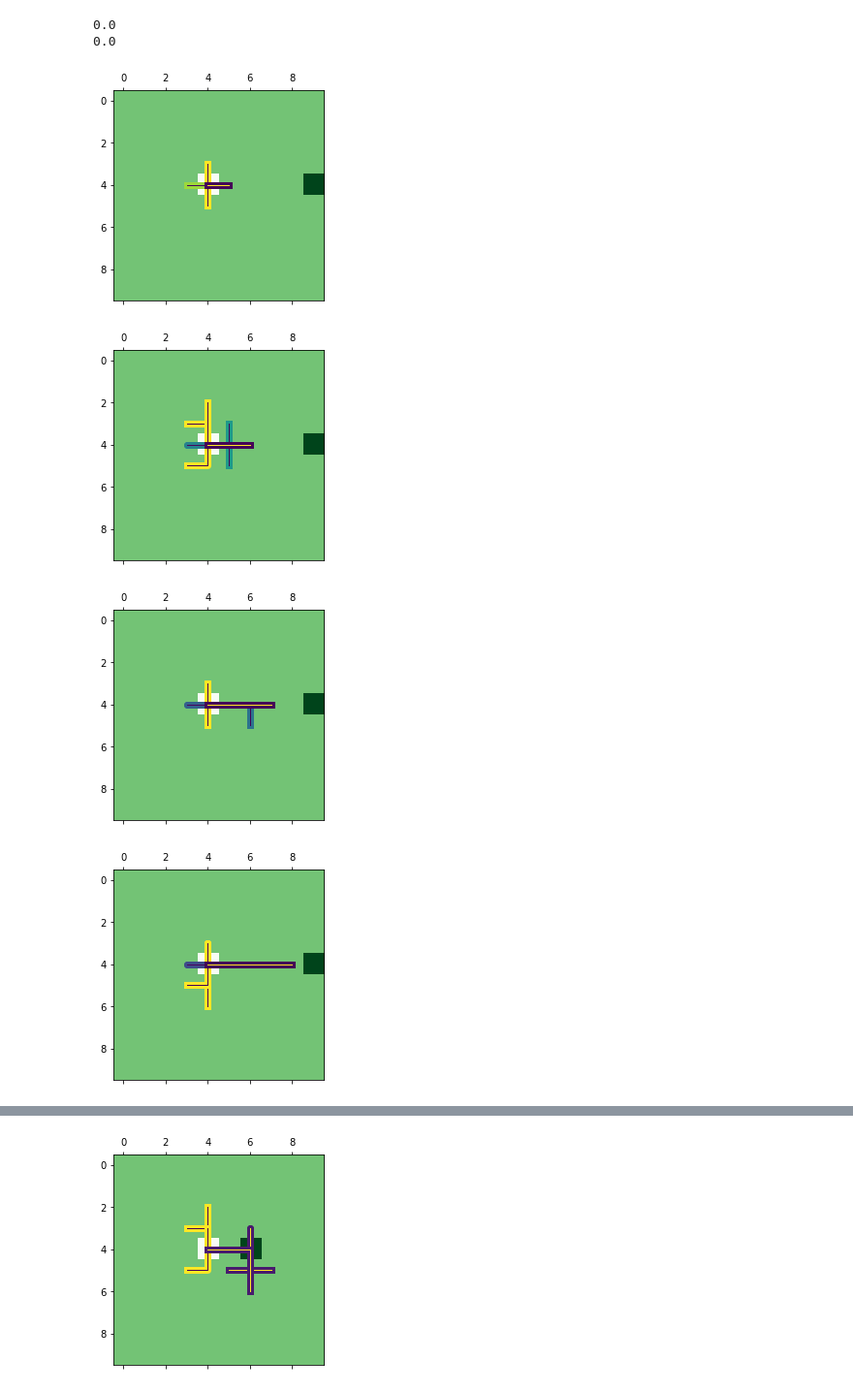
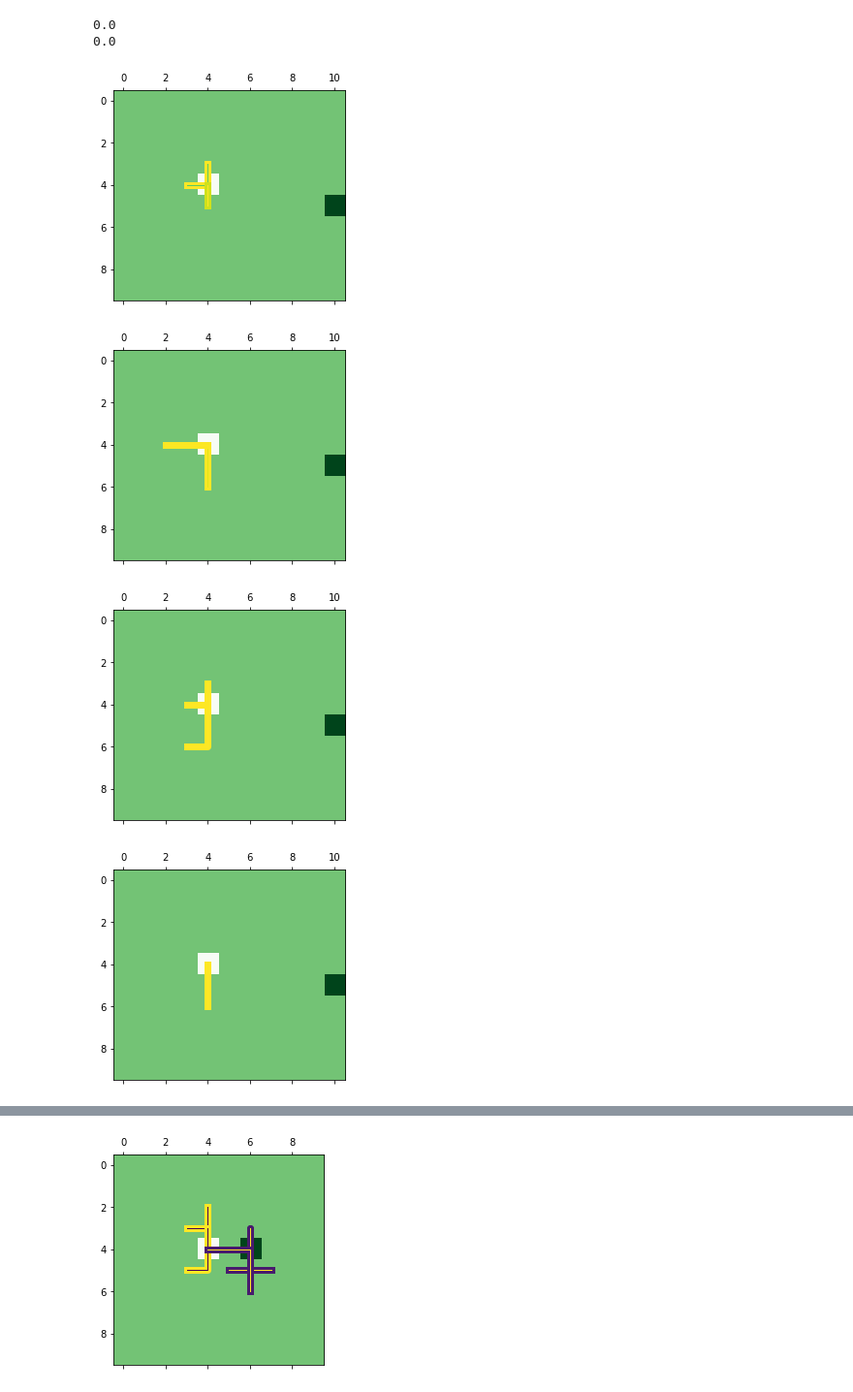
Before and after one commit to annieechen/communicative-models, a Jupyter notebook: notebooks/Example Actions.ipynb, the cells around one changed output, grey strips where cells are left out. Shown at 97% size. Saved outputs shown, nothing was run; the diff lists cells and outputs as text; code cells hidden in the pictures.

```diff
--- a/notebooks/Example Actions.ipynb
+++ b/notebooks/Example Actions.ipynb
@@ -53,18 +53,18 @@ print(a.mdp.values[0,18])
 0.0
 # %%
 # Next, we create a map with the reward at the middle right, and display and write data
-a = GridWorldAgent(softmax=0.2,width=10, rewardValues={49:10})
+a = GridWorldAgent(softmax=0.2,width=11, rewardValues={65:10})
 lengths = [1,2,3,4,5]
 for length in lengths:
     data = a.getLikelihoodAllPaths(length, display=True, topthree=True)
-    writeLikelihoodToFile(data, 'one_reward_len_'+str(length)+'.csv')
+    writeLikelihoodToFile(data, '11width_one_reward_len_'+str(length)+'.csv')
 # a.displayAllPaths(2, topthree=False)
 # # # len(data)
 # coord = data[0][0]
 # print(len(coord))
 # print(len(np.unique(coord,axis=0)))
 # %% [output]
-[figure, old version]
+[figure, new version]
-[figure, old version]
+[figure, new version]
-[figure, old version]
+[figure, new version]
-[figure, old version]
+[figure, new version]
```
Also changed, not shown: parts of 6 cells of this notebook.
